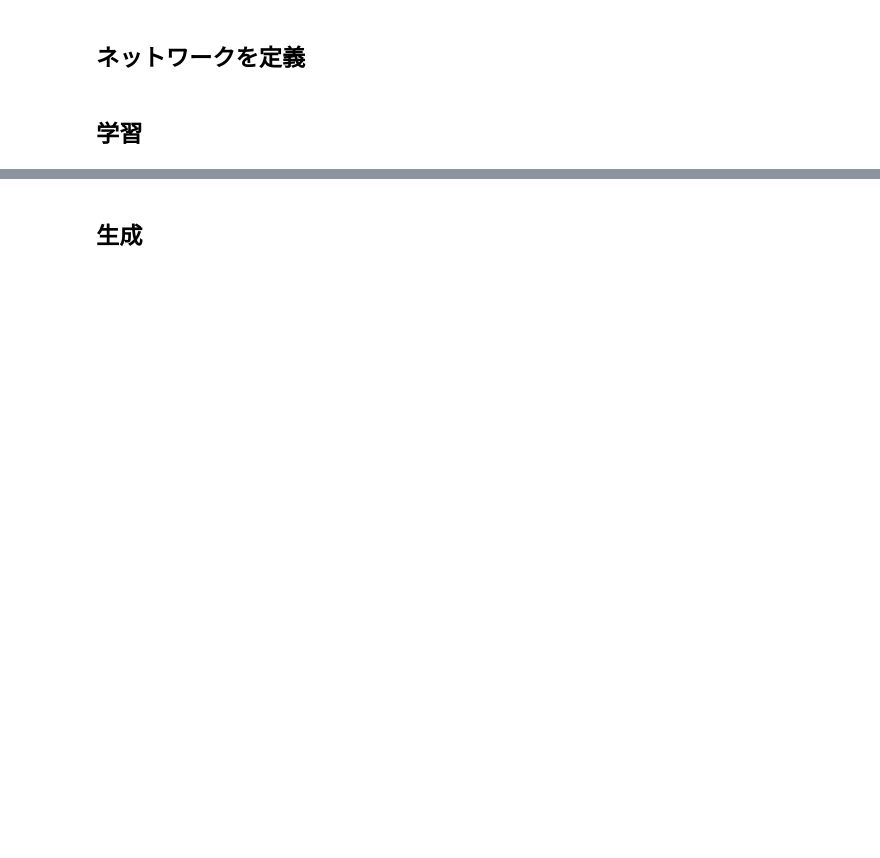
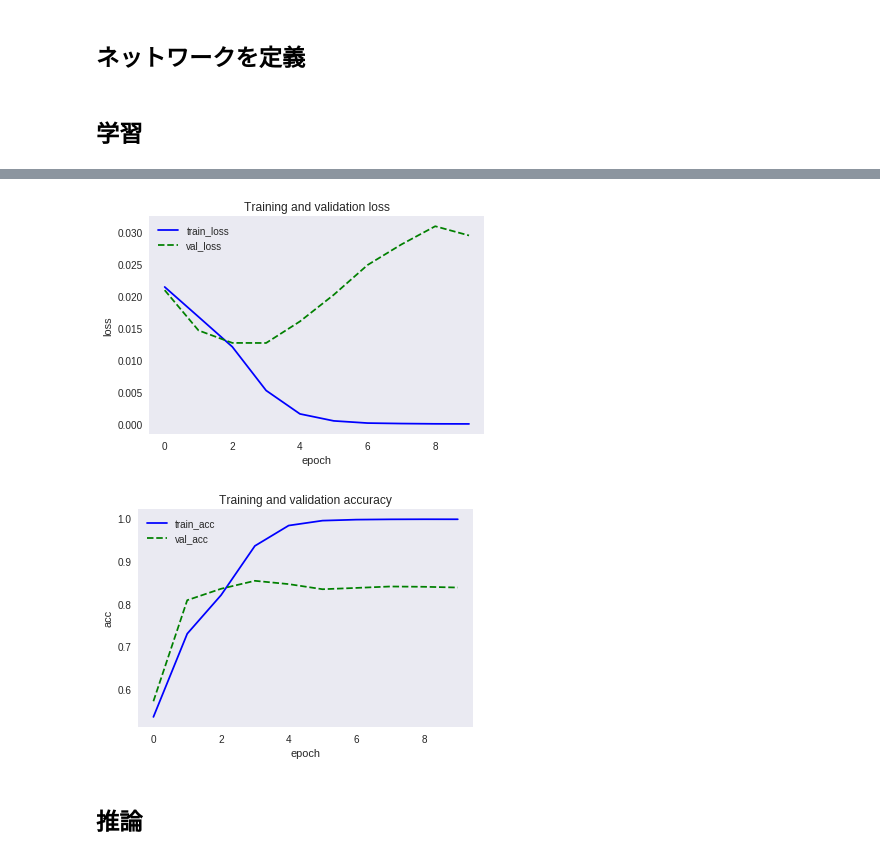
Before and after one commit to miyamotok0105/pytorch_handbook, a Jupyter notebook: chapter5/section5_4.ipynb, the cells around one changed output, grey strips where cells are left out. Cells and saved outputs as stored; diff of their text form; code cells hidden in the pictures; blank space fills up the shorter version.

```diff
--- a/chapter5/section5_4.ipynb
+++ b/chapter5/section5_4.ipynb
@@ -134,0 +81,20 @@ torch.Size([30])
+# %%
+# build_vocabで単語の辞書を構築。IDと単語の一覧が作成されます。
+# 学習済み埋め込みベクトルに適応
+# min_freqで出現頻度の低い単語を省く。
+TEXT.build_vocab(train_dataset, min_freq=3, vectors=vocab.GloVe(name='6B', dim=300))
+LABEL.build_vocab(train_dataset)
+
+# 単語の件数のtop10
+print(TEXT.vocab.freqs.most_common(10))
+# ラベルごと件数
+print(LABEL.vocab.freqs)
+# 単語
+print(TEXT.vocab.itos[:10])
+# BucketIteratorでバッチ単位にします。
+train_iter, val_iter, test_iter = data.BucketIterator.splits((train_dataset, val_dataset, test_dataset), batch_size=32, sort_key=lambda x: len(x.text), repeat=False, shuffle=True)
+
+#単語数
+vocab_size = len(TEXT.vocab)
+#埋め込みベクトル
+word_embeddings = TEXT.vocab.vectors
@@ -217,2 +233,26 @@ Epoch [200/200], Loss: 1.3812, Perplexity:  3.98
+# %%
+import matplotlib.pyplot as plt
+%matplotlib inline
+
+plt.figure()
+plt.plot(range(num_epochs), train_loss_list, color='blue', linestyle='-', label='train_loss')
+plt.plot(range(num_epochs), val_loss_list, color='green', linestyle='--', label='val_loss')
+plt.legend()
+plt.xlabel('epoch')
+plt.ylabel('loss')
+plt.title('Training and validation loss')
+plt.grid()
+
+plt.figure()
+plt.plot(range(num_epochs), train_acc_list, color='blue', linestyle='-', label='train_acc')
+plt.plot(range(num_epochs), val_acc_list, color='green', linestyle='--', label='val_acc')
+plt.legend()
+plt.xlabel('epoch')
+plt.ylabel('acc')
+plt.title('Training and validation accuracy')
+plt.grid()
+# %% [output]
+[figure, added]
+[figure, added]
 # %% [markdown]
-## 生成
+## 推論
```
Also changed, not shown: parts of 16 cells of this notebook, 1 other file.
